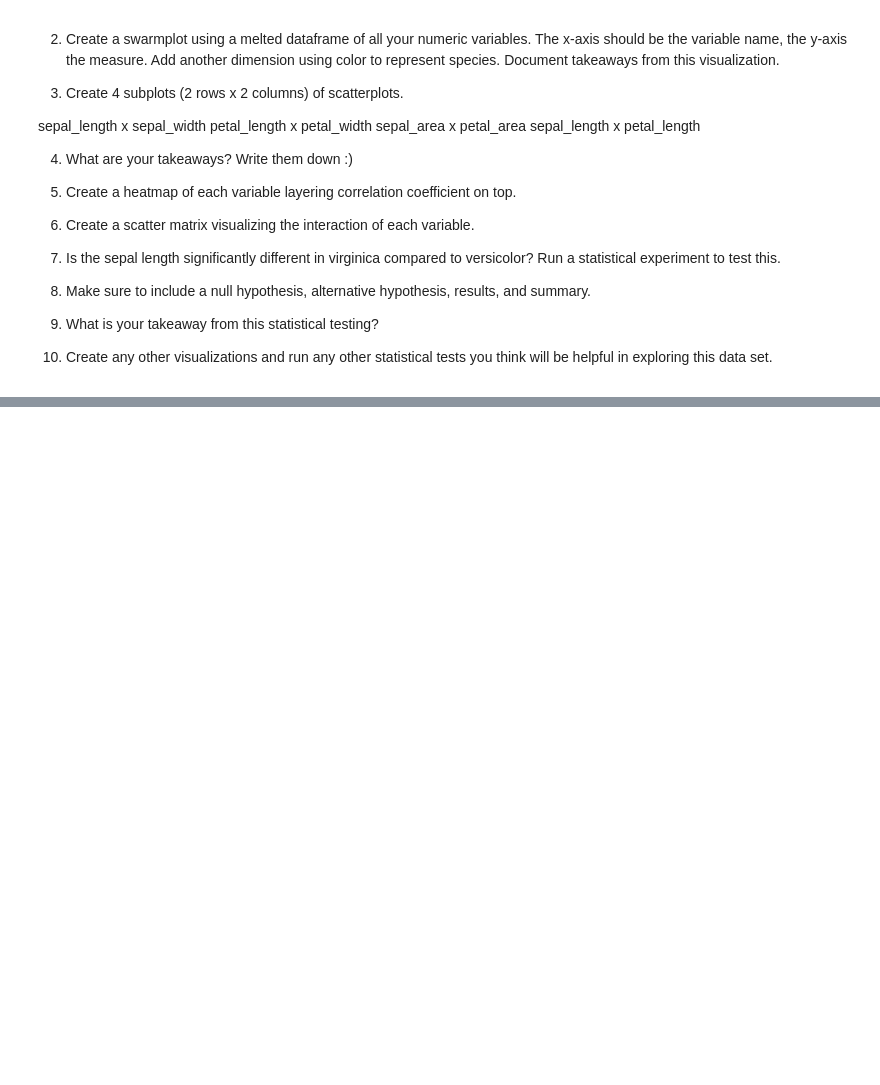
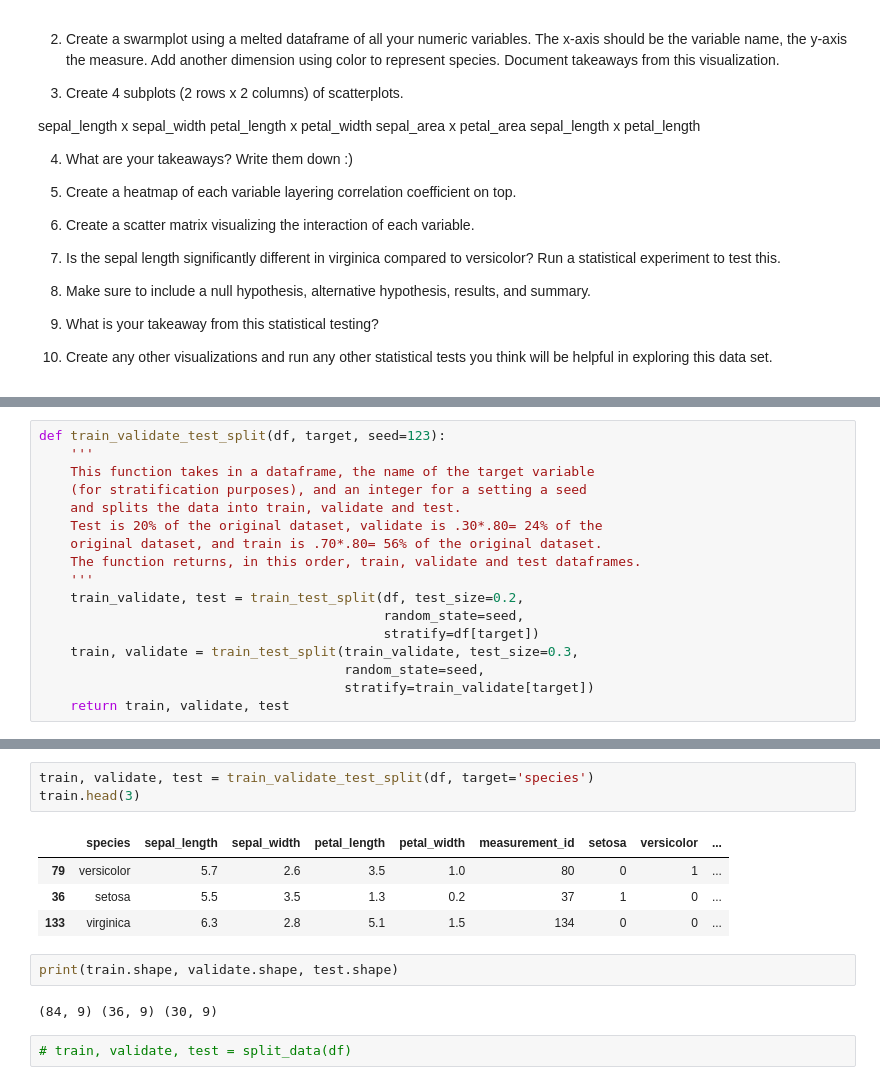
Before and after one commit to jamesallen0351/classification-exercises, a Jupyter notebook: explore_exercises.ipynb, the cells around one changed output, grey strips where cells are left out. Cells and saved outputs as stored; diff of their text form; blank space fills up the shorter version.

```diff
--- a/explore_exercises.ipynb
+++ b/explore_exercises.ipynb
@@ -34,0 +89,17 @@ sepal_length x petal_length
+# %%
+def train_validate_test_split(df, target, seed=123):
+    '''
+    This function takes in a dataframe, the name of the target variable
+    (for stratification purposes), and an integer for a setting a seed
+    and splits the data into train, validate and test.
+    Test is 20% of the original dataset, validate is .30*.80= 24% of the
+    original dataset, and train is .70*.80= 56% of the original dataset.
+    The function returns, in this order, train, validate and test dataframes.
+    '''
+    train_validate, test = train_test_split(df, test_size=0.2,
+                                            random_state=seed,
+                                            stratify=df[target])
+    train, validate = train_test_split(train_validate, test_size=0.3,
+                                       random_state=seed,
+                                       stratify=train_validate[target])
+    return train, validate, test
@@ -34,0 +122,14 @@ sepal_length x petal_length
+# %%
+train, validate, test = train_validate_test_split(df, target='species')
+train.head(3)
+# %% [output]
+|  | species | sepal_length | sepal_width | petal_length | petal_width | measurement_id | setosa | versicolor | ... |
+| 79 | versicolor | 5.7 | 2.6 | 3.5 | 1.0 | 80 | 0 | 1 | ... |
+| 36 | setosa | 5.5 | 3.5 | 1.3 | 0.2 | 37 | 1 | 0 | ... |
+| 133 | virginica | 6.3 | 2.8 | 5.1 | 1.5 | 134 | 0 | 0 | ... |
+# %%
+print(train.shape, validate.shape, test.shape)
+# %% [output]
+(84, 9) (36, 9) (30, 9)
+# %%
+# train, validate, test = split_data(df)
```
Also changed, not shown: parts of 6 cells of this notebook, 1 other file.
